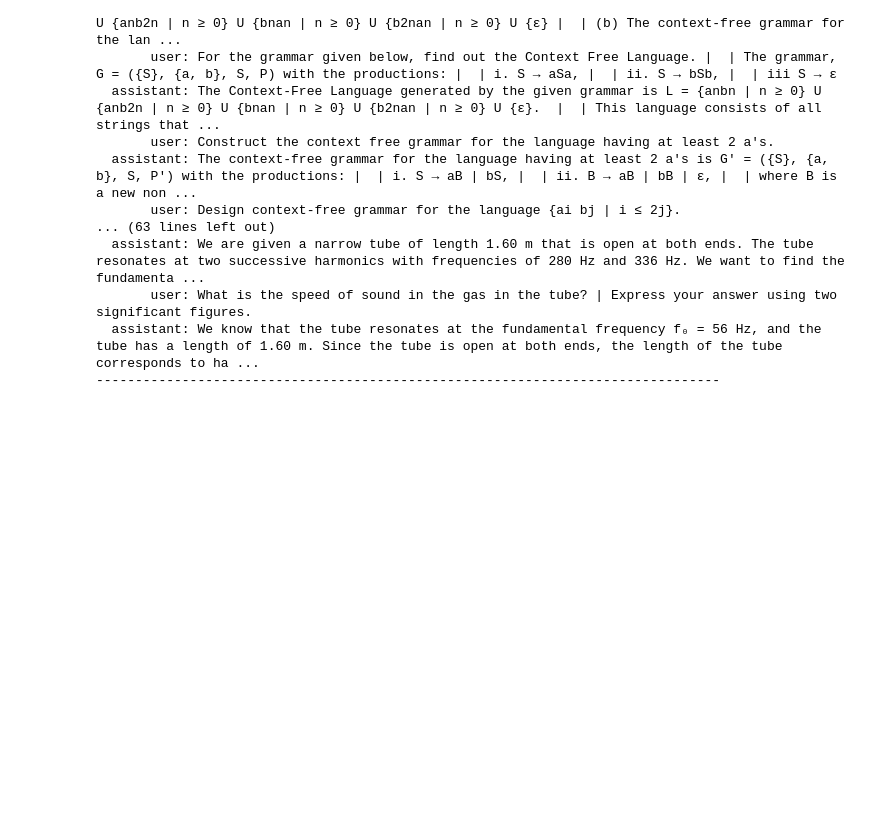
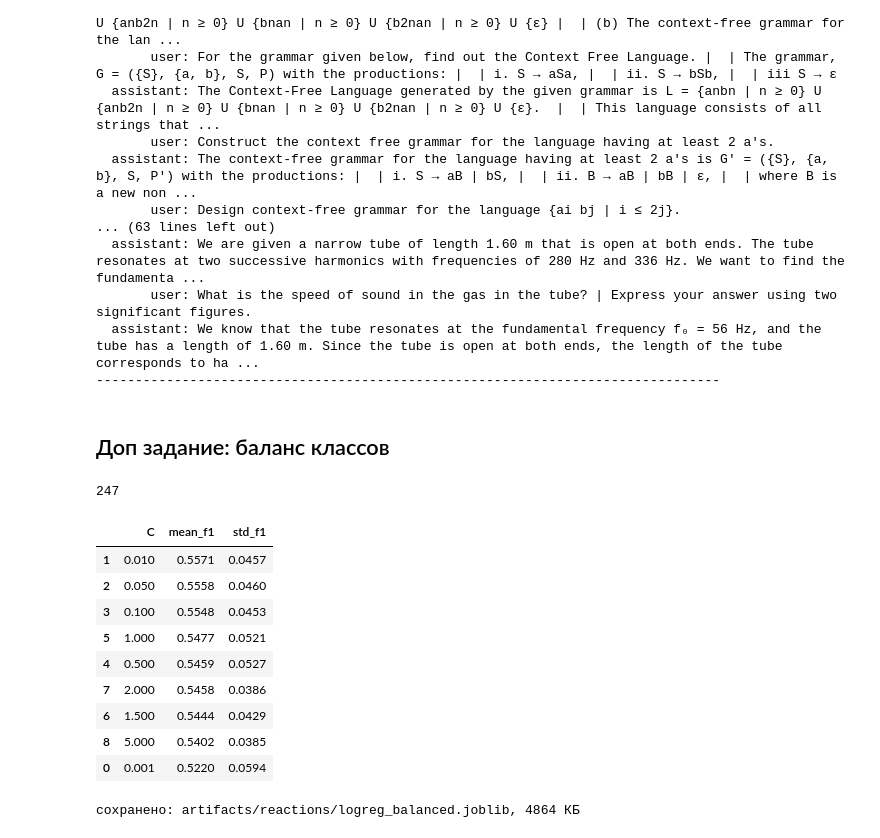
Before and after one commit to Half-Head/ML_homework, a Jupyter notebook: hw1/2_reactions.ipynb, the cells around one changed output. Drawn from its saved outputs; the diff is of its cells as text; code cells hidden in the pictures; blank space fills up the shorter version.

```diff
--- a/hw1/2_reactions.ipynb
+++ b/hw1/2_reactions.ipynb
@@ -701,3 +701,81 @@ TRUE:  neutral | PRED: negative
        user: What is the speed of sound in the gas in the tube? | Express your answer using two significant figures.
   assistant: We know that the tube resonates at the fundamental frequency f₀ = 56 Hz, and the tube has a length of 1.60 m. Since the tube is open at both ends, the length of the tube corresponds to ha ...
 --------------------------------------------------------------------------------
+# %% [markdown]
+## Доп задание: баланс классов
+# %%
+y_train_val = y[idx_train_val]
+
+classes, counts = np.unique(y_train_val, return_counts=True)
+nums = dict(zip(classes, counts))
+
+min_count = counts.min()
+print(min_count)
+
+
+idx_positive = np.where(y_train_val == "positive")[0]
+idx_negative = np.where(y_train_val == "negative")[0]
+idx_neutral  = np.where(y_train_val == "neutral")[0]
+
+num_neg = nums['negative']
+num_neut = nums['neutral']
+
+np.random.seed(42)
+
+keep_neg = idx_negative[np.random.randint(0, num_neg, size=min_count)]
+keep_neut = idx_neutral[np.random.randint(0, num_neut, size=min_count)]
+
+keep_idx = np.concatenate([idx_positive, keep_neg, keep_neut])
+np.random.shuffle(keep_idx)
+
+X_train_balanced = X[idx_train_val][keep_idx]
+y_train_balanced = y_train_val[keep_idx]
+groups_balanced = groups_ids[idx_train_val][keep_idx]
+# %% [output]
+247
+# %%
+C_grid = [0.001, 0.01, 0.05, 0.1, 0.5, 1, 1.5, 2.0, 5.0]
+rows = []
+for C in C_grid:
+    pipe = Pipeline([
+        ("tfidf", TfidfVectorizer(ngram_range=(1, 2), sublinear_tf=True)),
+        ("clf", LogisticRegression(class_weight="balanced", max_iter=5000, C=C, random_state=SEED)),  # веса классов обратно пропорционально частоте
+    ])
+    scores = cross_val_score(
+        pipe,
+        X_train_balanced, y_train_balanced,
+        cv=gkf, groups=groups_balanced,
+        scoring="f1_macro",
+    )
+    rows.append({
+        "C": C,
+        "mean_f1": round(scores.mean(), 4),
+        "std_f1":  round(scores.std(), 4),
+    })
+
+pd.DataFrame(rows).sort_values("mean_f1", ascending=False)
+# %% [output]
+|  | C | mean_f1 | std_f1 |
+| 1 | 0.010 | 0.5571 | 0.0457 |
+| 2 | 0.050 | 0.5558 | 0.0460 |
+| 3 | 0.100 | 0.5548 | 0.0453 |
+| 5 | 1.000 | 0.5477 | 0.0521 |
+| 4 | 0.500 | 0.5459 | 0.0527 |
+| 7 | 2.000 | 0.5458 | 0.0386 |
+| 6 | 1.500 | 0.5444 | 0.0429 |
+| 8 | 5.000 | 0.5402 | 0.0385 |
+| 0 | 0.001 | 0.5220 | 0.0594 |
+# %%
+vect = TfidfVectorizer(ngram_range=(1, 2), sublinear_tf=True)
+X_train_balanced_tfidf = vect.fit_transform(X_train_balanced)
+x_test_b_tfidf = vect.transform(X_test)
+
+logreg_balanced = LogisticRegression(class_weight="balanced", max_iter=5000, C=0.01, random_state=SEED)
+logreg_balanced.fit(X_train_balanced_tfidf, y_train_balanced)
+
+LRB_PATH = os.path.join("artifacts", "reactions", "logreg_balanced.joblib")
+save_model({"model": logreg_balanced, "vectorizer": vect}, LRB_PATH)
+
+y_pred_logreg_balanced = logreg_balanced.predict(x_test_b_tfidf)
+# %% [output]
+сохранено: artifacts/reactions/logreg_balanced.joblib, 4864 КБ
```
Also changed, not shown: parts of 4 cells of this notebook, 9 other files.
